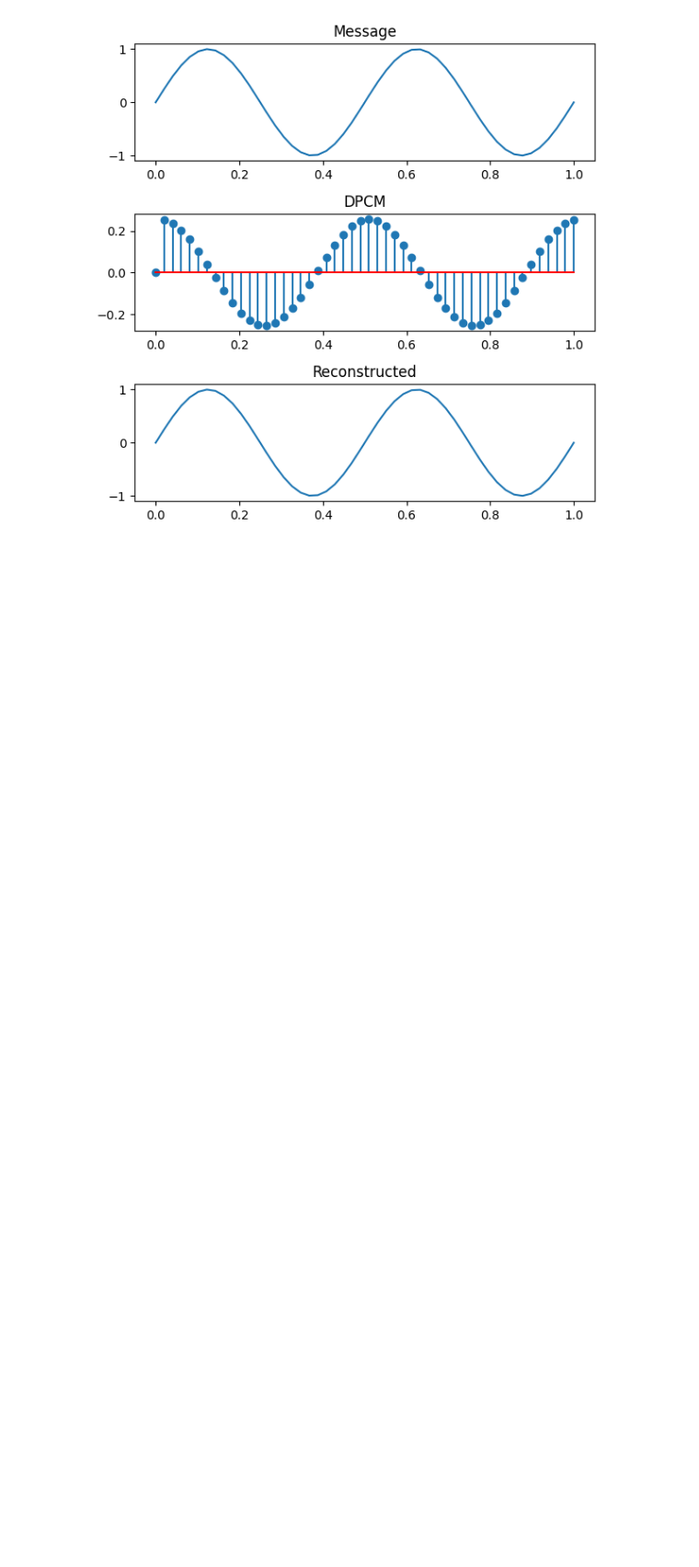
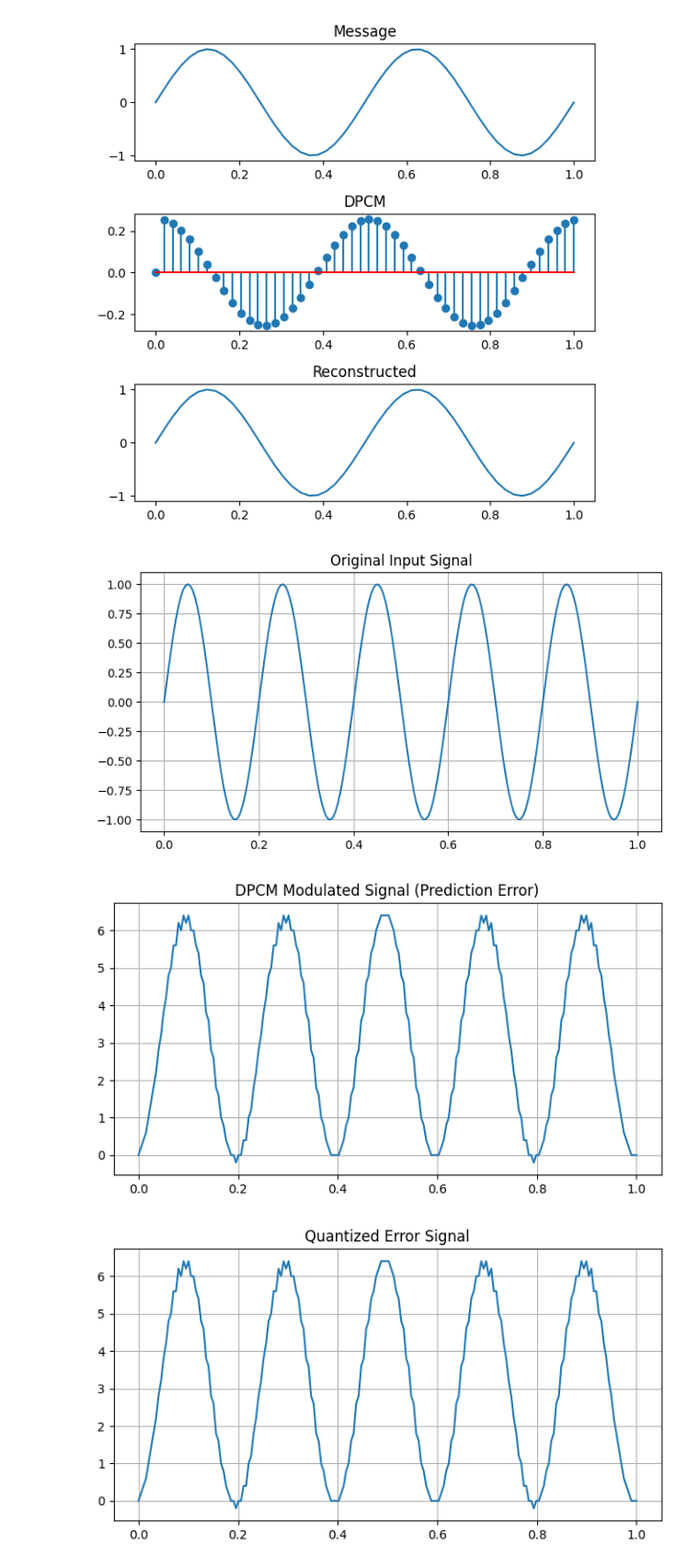
Before and after one commit to Albinzer/Digital-Lab, a Jupyter notebook: Lab/lab.ipynb, the cells around one changed output. Shown at 92% size. Saved outputs shown, nothing was run; the diff lists cells and outputs as text; code cells hidden in the pictures; blank space fills up the shorter version.

```diff
--- a/Lab/lab.ipynb
+++ b/Lab/lab.ipynb
@@ -306,3 +374,24 @@ plt.subplot(3,1,3); plt.plot(t,xr); plt.title("Reconstructed")
 plt.tight_layout(); plt.show()
 # %% [output]
 [figure]
+# %%
+import numpy as np, matplotlib.pyplot as plt
+
+t=np.linspace(0,1,200); x=np.sin(2*np.pi*5*t)
+p=e=q=r=np.zeros(len(x)); s=0.2; r[0]=x[0]
+
+for i in range(1,len(x)):
+    p[i]=r[i-1]; e[i]=x[i]-p[i]; q[i]=s*np.round(e[i]/s)
+
+for i in range(1,len(x)):
+    r[i]=r[i-1]+q[i]
+
+plt.figure(figsize=(8,4)); plt.plot(t,x); plt.title("Original Input Signal"); plt.grid()
+plt.figure(figsize=(8,4)); plt.plot(t,e); plt.title("DPCM Modulated Signal (Prediction Error)"); plt.grid()
+plt.figure(figsize=(8,4)); plt.plot(t,q); plt.title("Quantized Error Signal"); plt.grid()
+plt.figure(figsize=(8,4)); plt.plot(t,x,label="Original Signal"); plt.plot(t,r,'--',label="Demodulated Signal")
+plt.title("DPCM Demodulation (Reconstructed Signal)"); plt.legend(); plt.grid(); plt.show()
+# %% [output]
+[figure, added]
+[figure, added]
+[figure, added]
```
Also changed, not shown: parts of 5 cells of this notebook, 1 other file.
